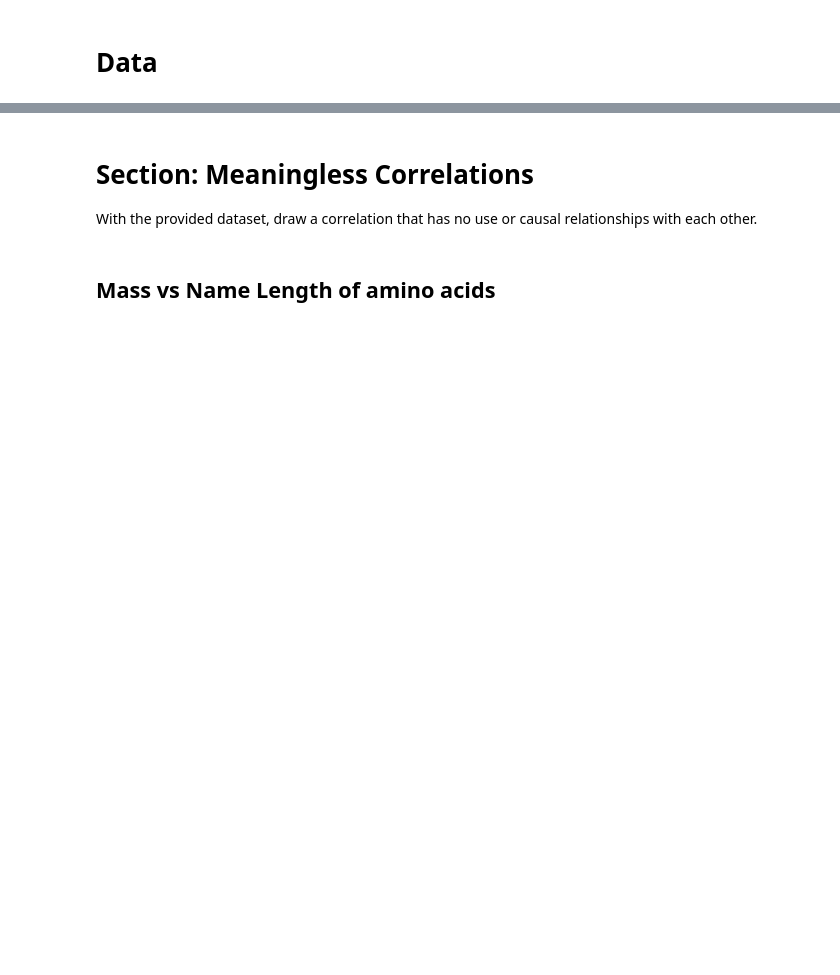
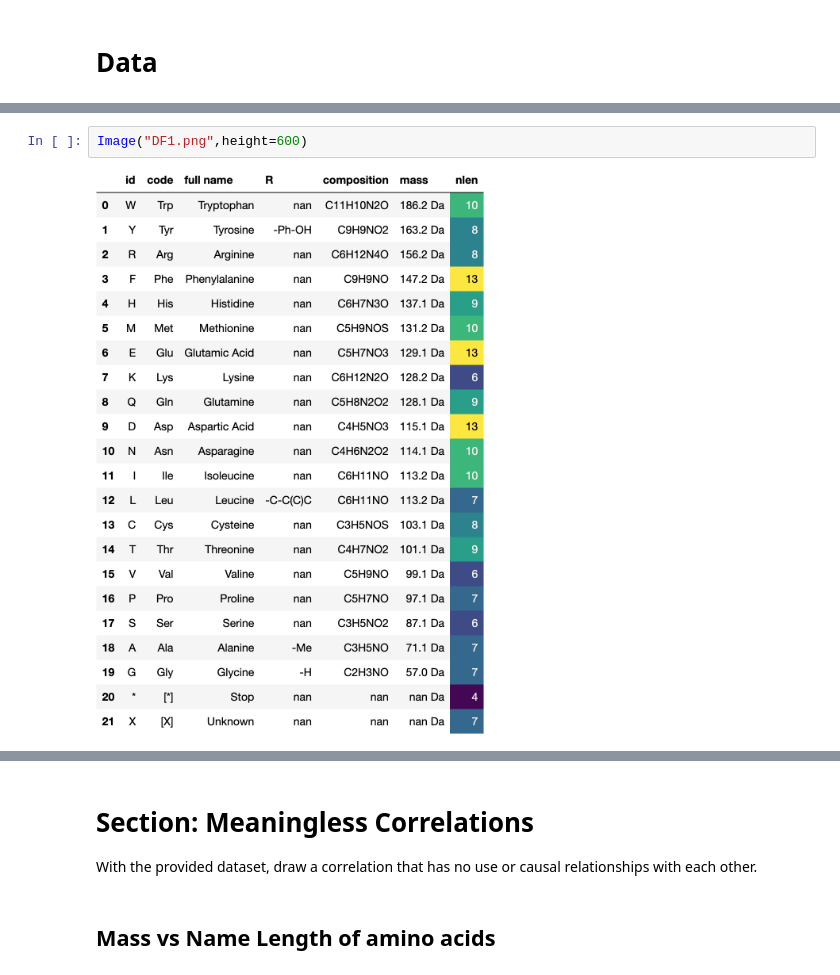
Before and after one commit to jsteinbecker/sars-cov-2, a Jupyter notebook: Data/Structural Biology/Amino Acids/aa.ipynb, the cells around one changed output, grey strips where cells are left out. Saved outputs shown, nothing was run; the diff lists cells and outputs as text; blank space fills up the shorter version.

```diff
--- a/Data/Structural Biology/Amino Acids/aa.ipynb
+++ b/Data/Structural Biology/Amino Acids/aa.ipynb
@@ -34,0 +42,4 @@ df
+# %%
+Image("DF1.png",height=600)
+# %% [output]
+[figure, added]
```
Also changed, not shown: parts of 12 cells of this notebook, 5 other files.
